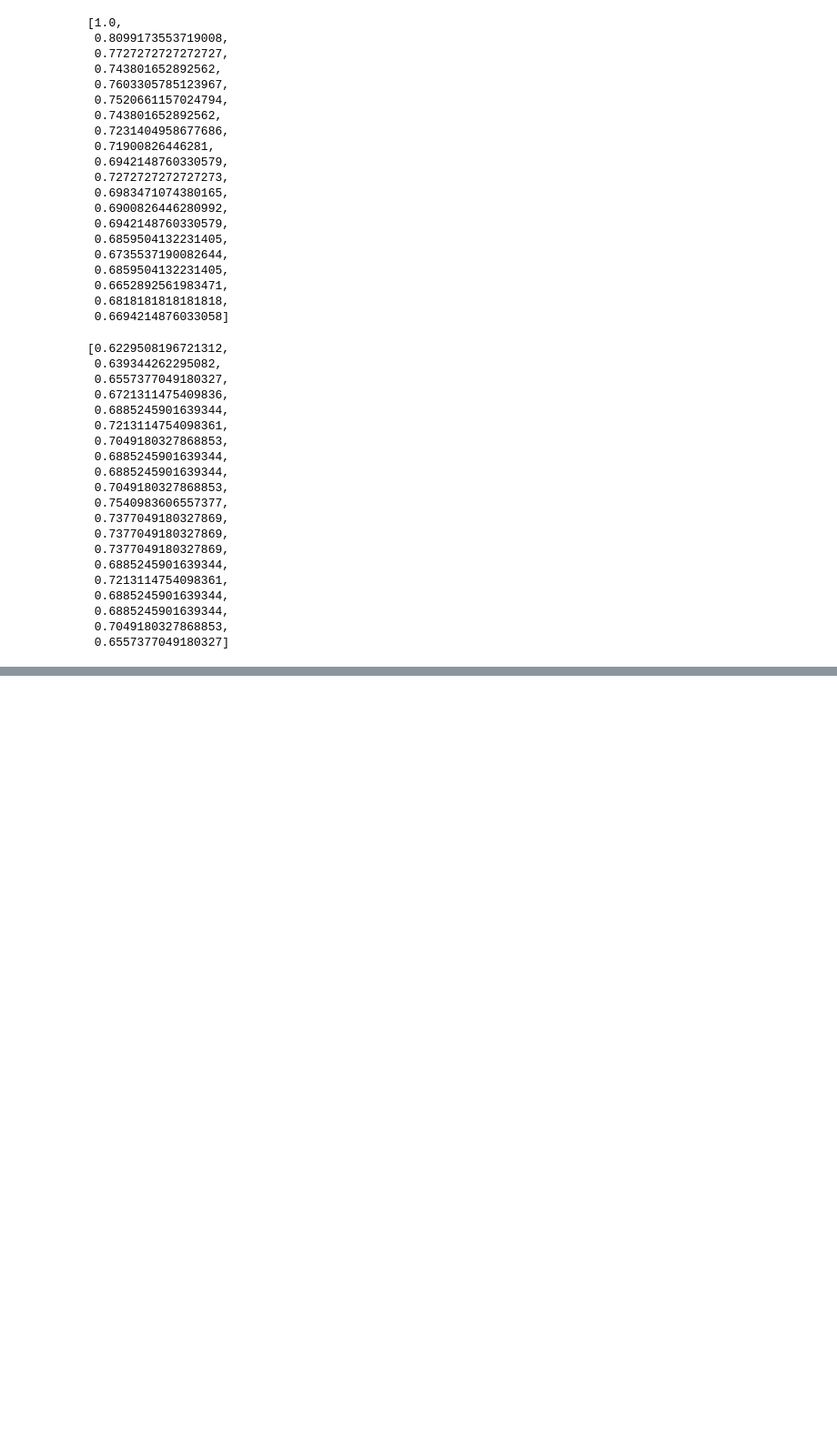
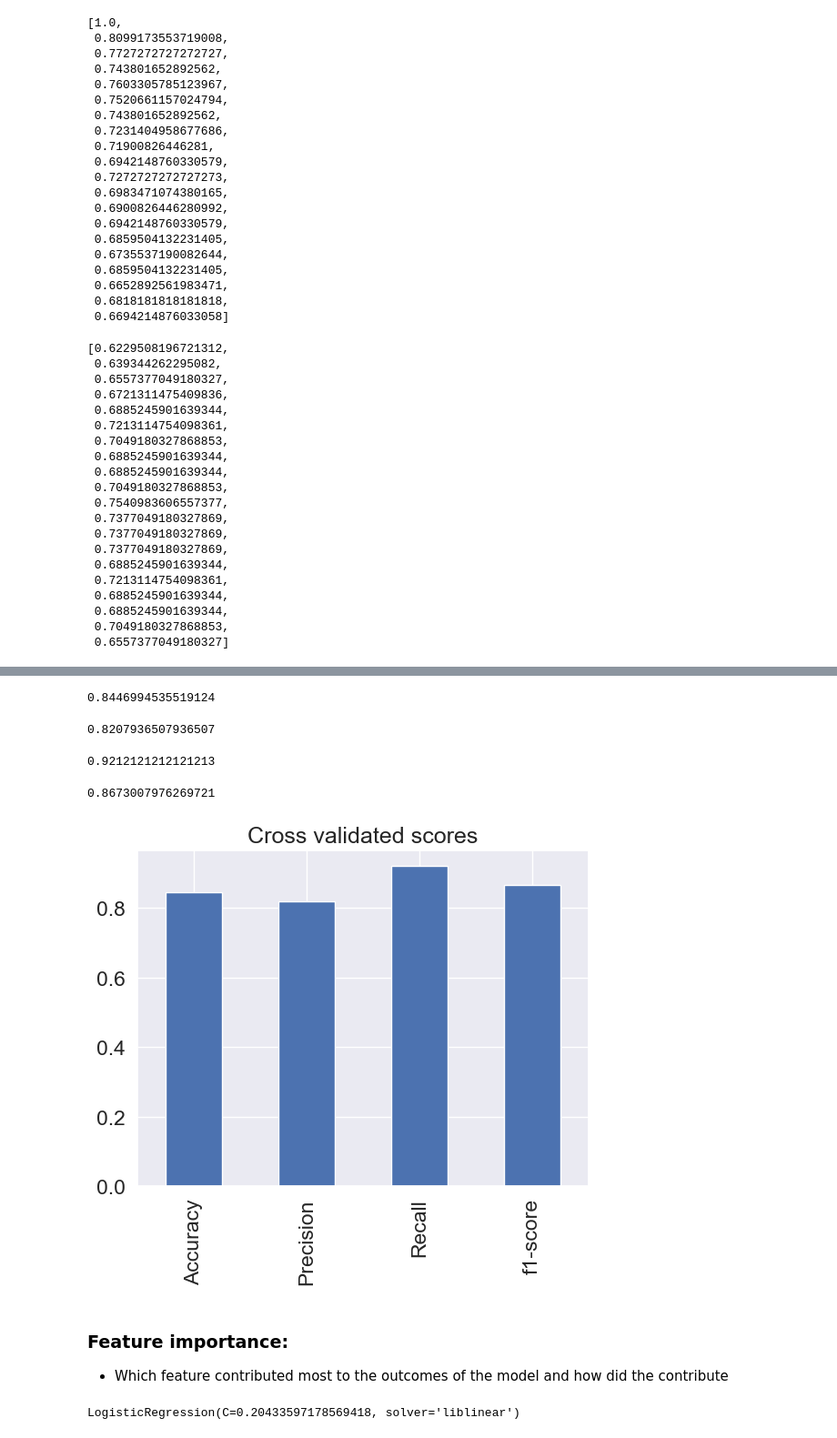
Before and after one commit to dwivedyaakash/heart_disease_classification_ai, a Jupyter notebook: heart-disease-classification.ipynb, the cells around one changed output, grey strips where cells are left out. Shown at 91% size. Saved outputs shown, nothing was run; the diff lists cells and outputs as text; code cells hidden in the pictures; blank space fills up the shorter version.

```diff
--- a/heart-disease-classification.ipynb
+++ b/heart-disease-classification.ipynb
@@ -431,0 +620,50 @@ test_scores
+# %%
+# Cross validated accuracy
+cv_acc = cross_val_score(estimator=clf, X=X, y=y, cv=5, scoring="accuracy")
+cv_acc = cv_acc.mean()
+cv_acc
+# %% [output]
+0.8446994535519124
+# %%
+# Cross validated precision
+cv_precision = cross_val_score(estimator=clf, X=X, y=y, cv=5, scoring="precision")
+cv_precision = cv_precision.mean()
+cv_precision
+# %% [output]
+0.8207936507936507
+# %%
+# Cross validated recall
+cv_recall = cross_val_score(estimator=clf, X=X, y=y, cv=5, scoring="recall")
+cv_recall = cv_recall.mean()
+cv_recall
+# %% [output]
+0.9212121212121213
+# %%
+# Cross validated f1-score
+cv_f1_score = cross_val_score(estimator=clf, X=X, y=y, cv=5, scoring="f1")
+cv_f1_score = cv_f1_score.mean()
+cv_f1_score
+# %% [output]
+0.8673007976269721
+# %%
+# Visualizing cross validated scores
+cv_metrics = pd.DataFrame({
+    "Accuracy": cv_acc,
+    "Precision": cv_precision,
+    "Recall": cv_recall,
+    "f1-score": cv_f1_score
+}, index=[0])
+
+cv_metrics.T.plot.bar(title="Cross validated scores", legend=False);
+# %% [output]
+[figure, added]
+# %% [markdown]
+### Feature importance:
+* Which feature contributed most to the outcomes of the model and how did the contribute
+# %%
+# Fit and instantiate model
+# gs_log_reg.best_params_
+clf = LogisticRegression(C=0.20433597178569418, solver="liblinear")
+clf.fit(X_train, y_train)
+# %% [output]
+LogisticRegression(C=0.20433597178569418, solver='liblinear')
```
Also changed, not shown: parts of 31 cells of this notebook.
